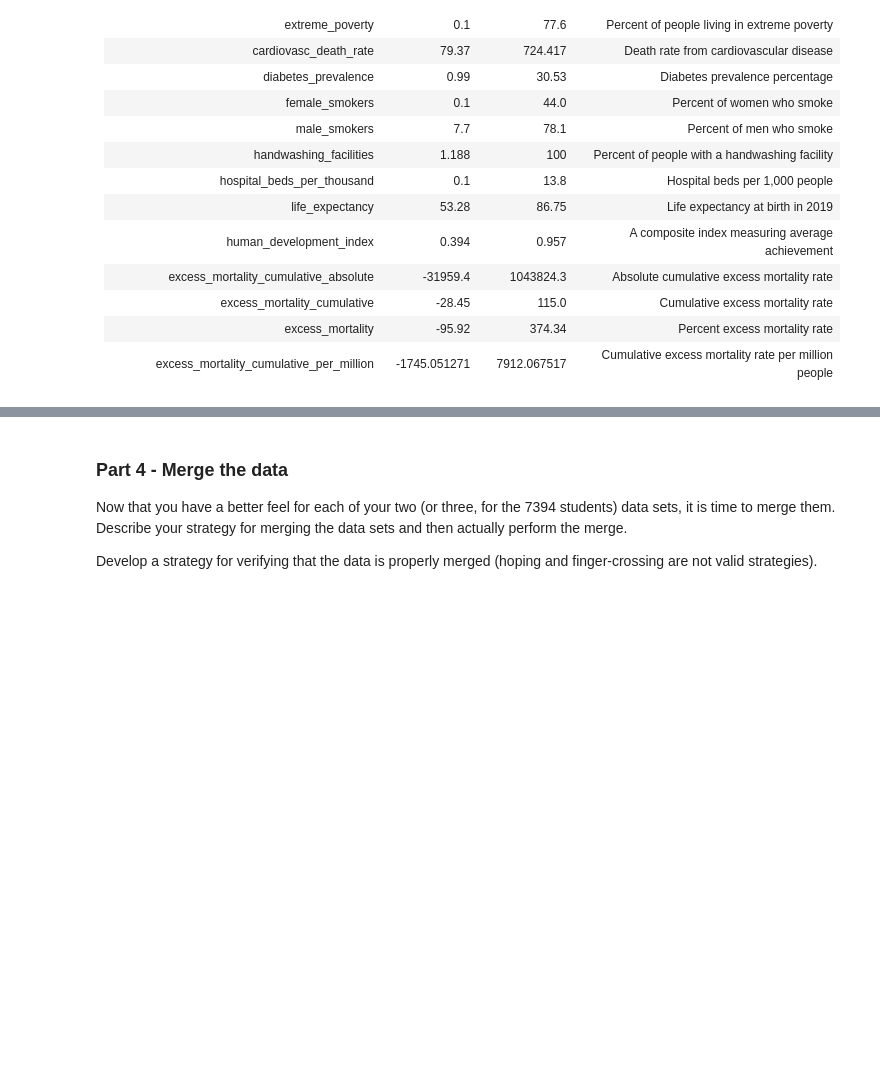
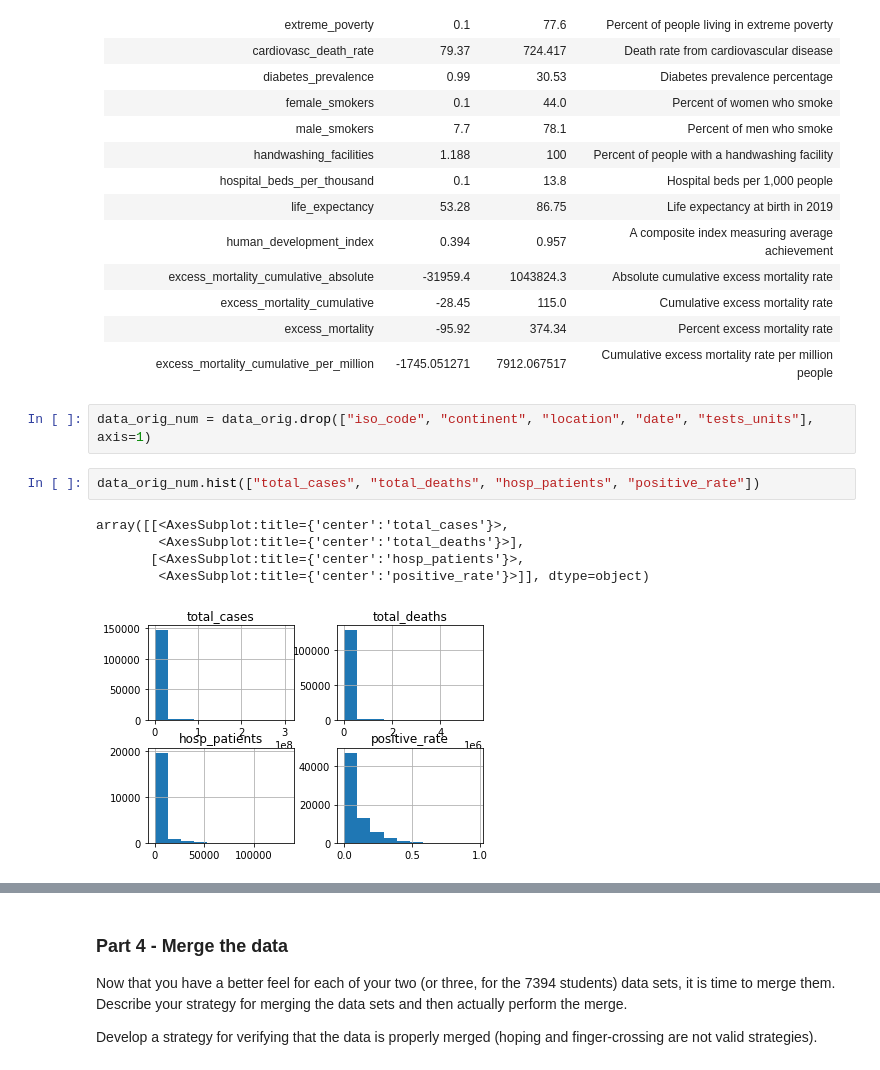
Before and after one commit to CS-5394-ML-Class/Project-2, a Jupyter notebook: Project02 - Gabriel.ipynb, the cells around one changed output, grey strips where cells are left out. Drawn from its saved outputs; the diff is of its cells as text; blank space fills up the shorter version.

Commit message:
Added Plots

```diff
--- a/Project02 - Gabriel.ipynb
+++ b/Project02 - Gabriel.ipynb
@@ -287,3 +287,13 @@ pandas.options.display.max_rows = 5
 | excess_mortality_cumulative | -28.45 | 115.0 | Cumulative excess mortality rate |
 | excess_mortality | -95.92 | 374.34 | Percent excess mortality rate |
 | excess_mortality_cumulative_per_million | -1745.051271 | 7912.067517 | Cumulative excess mortality rate per million people |
+# %%
+data_orig_num = data_orig.drop(["iso_code", "continent", "location", "date", "tests_units"], axis=1)
+# %%
+data_orig_num.hist(["total_cases", "total_deaths", "hosp_patients", "positive_rate"])
+# %% [output]
+array([[<AxesSubplot:title={'center':'total_cases'}>,
+        <AxesSubplot:title={'center':'total_deaths'}>],
+       [<AxesSubplot:title={'center':'hosp_patients'}>,
+        <AxesSubplot:title={'center':'positive_rate'}>]], dtype=object)
+[figure, added]
```
Also changed, not shown: parts of 3 cells of this notebook, 1 other file.
